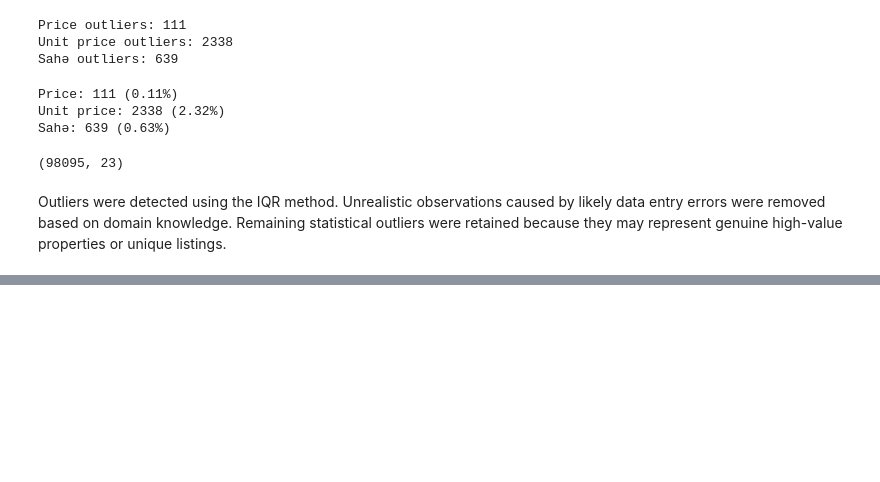
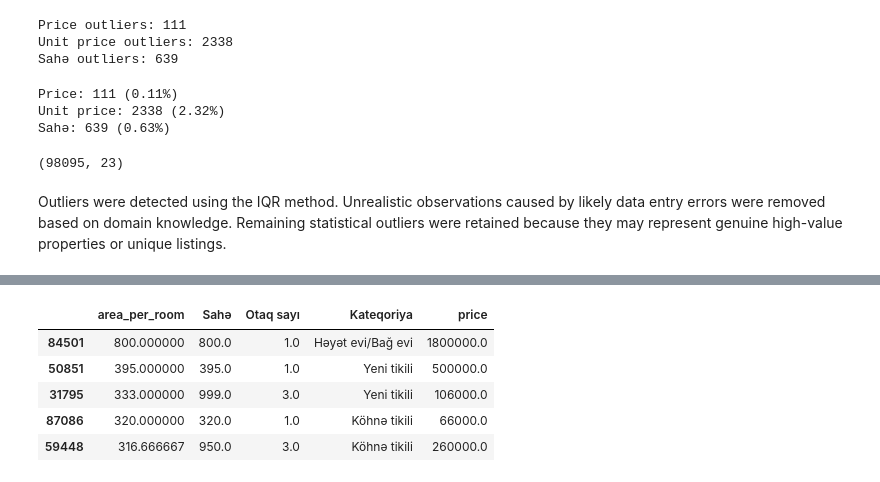
Before and after one commit to AteshUmud999/binaaz-eda-project, a Jupyter notebook: BinaAZ_Real_Estate_EDA_Project.ipynb, the cells around one changed output, grey strips where cells are left out. Drawn from its saved outputs; the diff is of its cells as text; code cells hidden in the pictures; blank space fills up the shorter version.

```diff
--- a/BinaAZ_Real_Estate_EDA_Project.ipynb
+++ b/BinaAZ_Real_Estate_EDA_Project.ipynb
@@ -1343,0 +1362,13 @@ Outliers were detected using the IQR method. Unrealistic observations caused by
+# %%
+def price_category(price):
+    if price < 100000:
+        return "Low"
+    elif price < 300000:
+        return "Medium"
+    elif price < 1000000:
+        return "High"
+    else:
+        return "Luxury"
+
+
+df["price_category"] = df["price"].apply(price_category)
@@ -1343,0 +1390,6 @@ Outliers were detected using the IQR method. Unrealistic observations caused by
+# %%
+df["area_per_room"] = np.where(
+    (df["Otaq sayı"] > 0) & (df["Sahə"] <= 1000),
+    df["Sahə"] / df["Otaq sayı"],
+    np.nan
+)
@@ -1343,0 +1418,15 @@ Outliers were detected using the IQR method. Unrealistic observations caused by
+# %%
+df.nlargest(5, "area_per_room")[[
+    "area_per_room",
+    "Sahə",
+    "Otaq sayı",
+    "Kateqoriya",
+    "price"
+]]
+# %% [output]
+|  | area_per_room | Sahə | Otaq sayı | Kateqoriya | price |
+| 84501 | 800.000000 | 800.0 | 1.0 | Həyət evi/Bağ evi | 1800000.0 |
+| 50851 | 395.000000 | 395.0 | 1.0 | Yeni tikili | 500000.0 |
+| 31795 | 333.000000 | 999.0 | 3.0 | Yeni tikili | 106000.0 |
+| 87086 | 320.000000 | 320.0 | 1.0 | Köhnə tikili | 66000.0 |
+| 59448 | 316.666667 | 950.0 | 3.0 | Köhnə tikili | 260000.0 |
```
Also changed, not shown: parts of 11 cells of this notebook.
